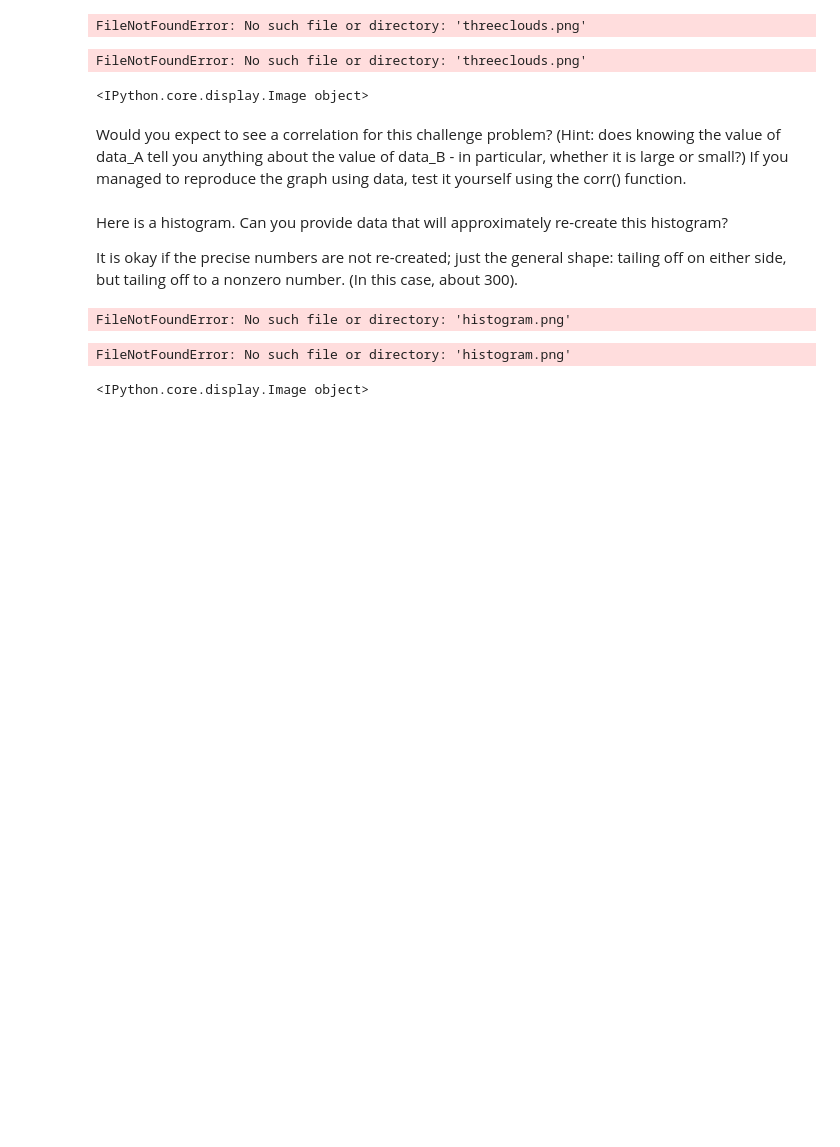
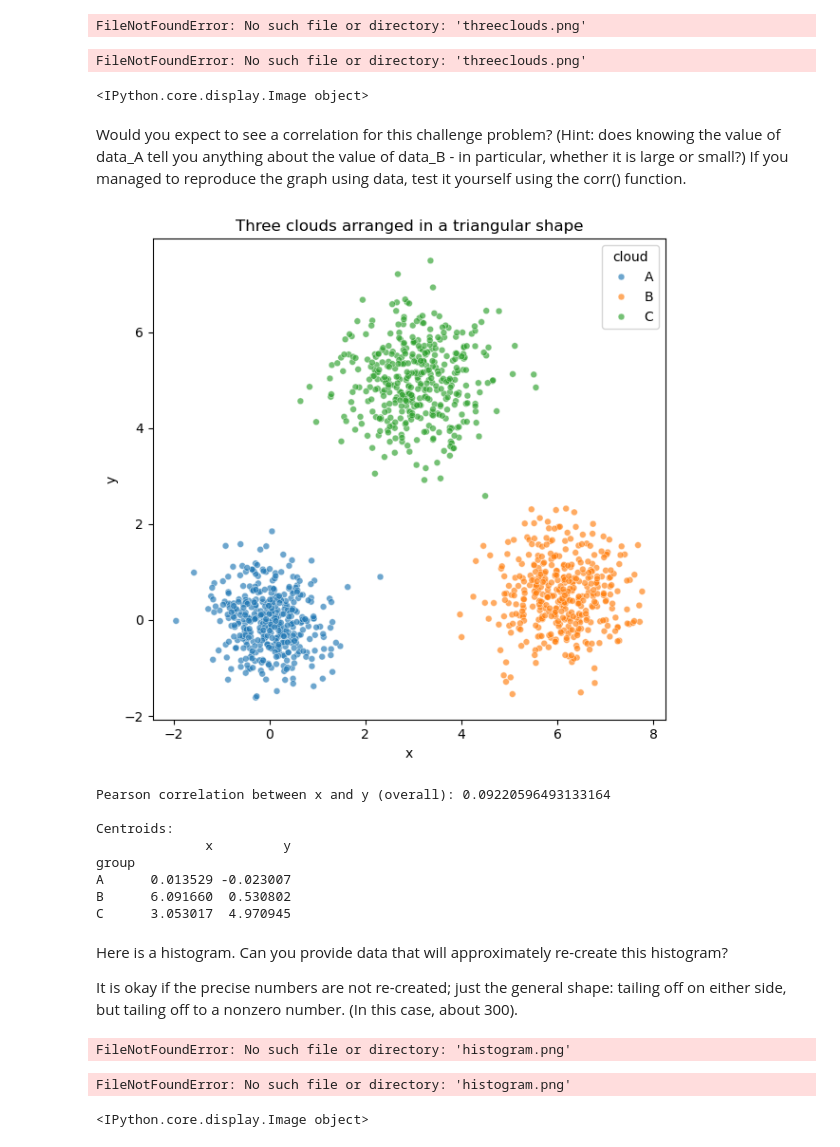
Before and after one commit to veniola/Module-B-semester-2, a Jupyter notebook: OMDS-ModB2-Week5-Eniola-Victoria.ipynb, the cells around one changed output. Drawn from its saved outputs; the diff is of its cells as text; code cells hidden in the pictures; blank space fills up the shorter version.

```diff
--- a/OMDS-ModB2-Week5-Eniola-Victoria.ipynb
+++ b/OMDS-ModB2-Week5-Eniola-Victoria.ipynb
@@ -211,6 +211,73 @@ FileNotFoundError: No such file or directory: 'threeclouds.png'
 <IPython.core.display.Image object>
 # %% [markdown]
 Would you expect to see a correlation for this challenge problem?  (Hint: does knowing the value of data_A tell you anything about the value of data_B - in particular, whether it is large or small?)  If you managed to reproduce the graph using data, test it yourself using the corr() function.
+# %%
+# Generate three clouds arranged as a triangle and plot them
+import numpy as np
+import pandas as pd
+import matplotlib.pyplot as plt
+import seaborn as sns
+
+np.random.seed(42)
+
+# Points per cloud
+n = 400
+
+# Triangle vertex centers (tweak these to change triangle shape/size)
+center_A = (0.0, 0.0)
+center_B = (6.0, 0.5)
+center_C = (3.0, 5.0)
+
+# Spread of each cloud
+sigma_A = 0.6
+sigma_B = 0.7
+sigma_C = 0.8
+
+# Sample points for each cloud
+xA = np.random.normal(loc=center_A[0], scale=sigma_A, size=n)
+yA = np.random.normal(loc=center_A[1], scale=sigma_A, size=n)
+
+xB = np.random.normal(loc=center_B[0], scale=sigma_B, size=n)
+yB = np.random.normal(loc=center_B[1], scale=sigma_B, size=n)
+
+xC = np.random.normal(loc=center_C[0], scale=sigma_C, size=n)
+yC = np.random.normal(loc=center_C[1], scale=sigma_C, size=n)
+
+# Combine into one DataFrame
+x = np.concatenate([xA, xB, xC])
+y = np.concatenate([yA, yB, yC])
+groups = ['A'] * n + ['B'] * n + ['C'] * n
+
+df_tri = pd.DataFrame({'x': x, 'y': y, 'group': groups})
+
+# Plot
+plt.figure(figsize=(8,6))
+sns.scatterplot(data=df_tri, x='x', y='y', hue='group', palette=['C0','C1','C2'], s=24, alpha=0.65)
+plt.title('Three clouds arranged in a triangular shape')
+plt.xlabel('x')
+plt.ylabel('y')
+plt.legend(title='cloud')
+plt.gca().set_aspect('equal', adjustable='box')
+plt.tight_layout()
+plt.show()
+
+# Quick correlation check
+print('Pearson correlation between x and y (overall):', df_tri['x'].corr(df_tri['y']))
+
+# Optional: show centroids to confirm triangle
+centroids = df_tri.groupby('group')[['x','y']].mean()
+print('\nCentroids:')
+print(centroids)
+# %% [output]
+[figure, added]
+Pearson correlation between x and y (overall): 0.09220596493133164
+
+Centroids:
+              x         y
+group
+A      0.013529 -0.023007
+B      6.091660  0.530802
+C      3.053017  4.970945
 # %% [markdown]
 Here is a histogram.  Can you provide data that will approximately re-create this histogram?
 
```
Also changed, not shown: parts of 3 cells of this notebook.
